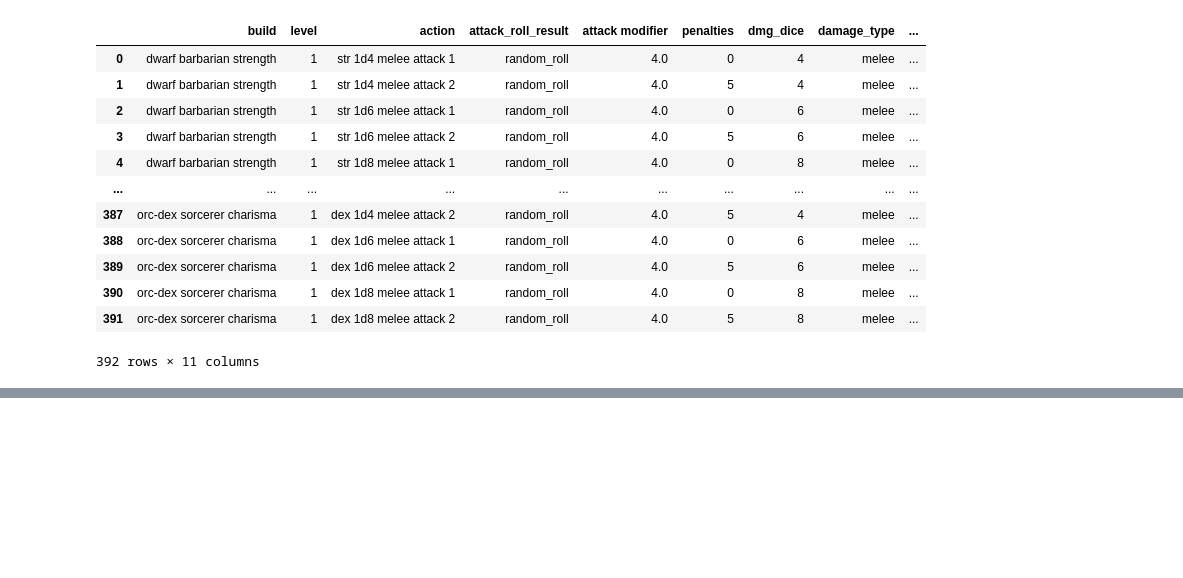
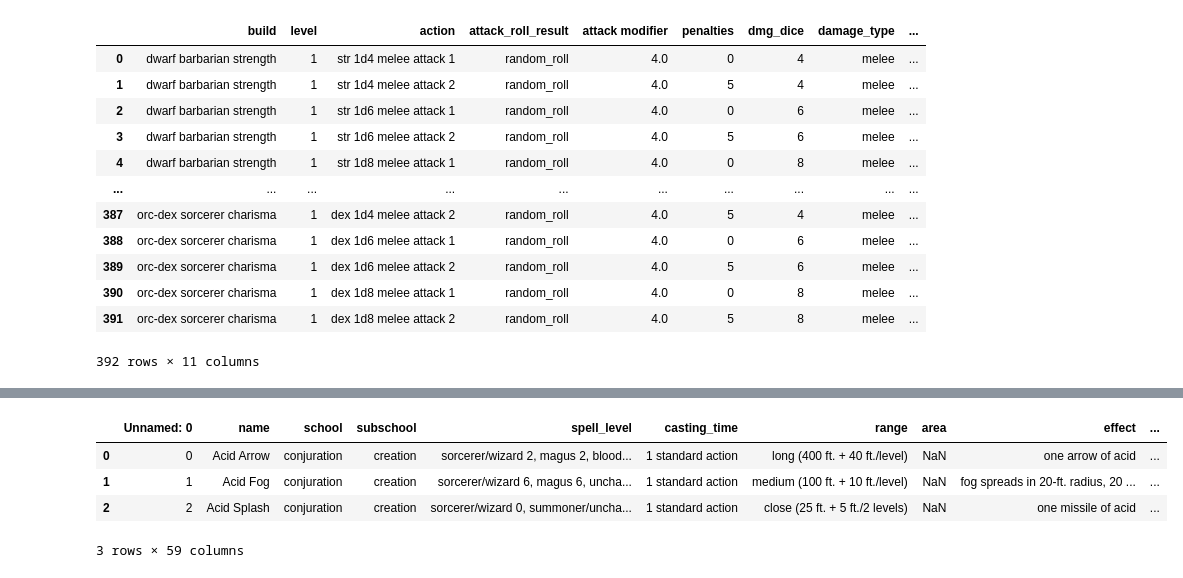
Before and after one commit to sarahmulloy/Nss_pathfinder_encounter, a Jupyter notebook: notebooks/create_character_build_v2.ipynb, the cells around one changed output, grey strips where cells are left out. Cells and saved outputs as stored; diff of their text form; code cells hidden in the pictures; blank space fills up the shorter version.

```diff
--- a/notebooks/create_character_build_v2.ipynb
+++ b/notebooks/create_character_build_v2.ipynb
@@ -713,0 +726,13 @@ attack_action_bybuild
+# %%
+spell_list= pd.read_csv('../output_data/spell_list.csv')
+spell_list.head(3)
+
+#pull out only sorcerer spells
+sor_spell= spell_list[~spell_list['sor'].isna()]
+sor_spell.head(3)
+# %% [output]
+|  | Unnamed: 0 | name | school | subschool | spell_level | casting_time | range | area | effect | ... |
+| 0 | 0 | Acid Arrow | conjuration | creation | sorcerer/wizard 2, magus 2, blood... | 1 standard action | long (400 ft. + 40 ft./level) | NaN | one arrow of acid | ... |
+| 1 | 1 | Acid Fog | conjuration | creation | sorcerer/wizard 6, magus 6, uncha... | 1 standard action | medium (100 ft. + 10 ft./level) | NaN | fog spreads in 20-ft. radius, 20 ... | ... |
+| 2 | 2 | Acid Splash | conjuration | creation | sorcerer/wizard 0, summoner/uncha... | 1 standard action | close (25 ft. + 5 ft./2 levels) | NaN | one missile of acid | ... |
+3 rows × 59 columns
```
Also changed, not shown: parts of 2 cells of this notebook, 19 other files.
